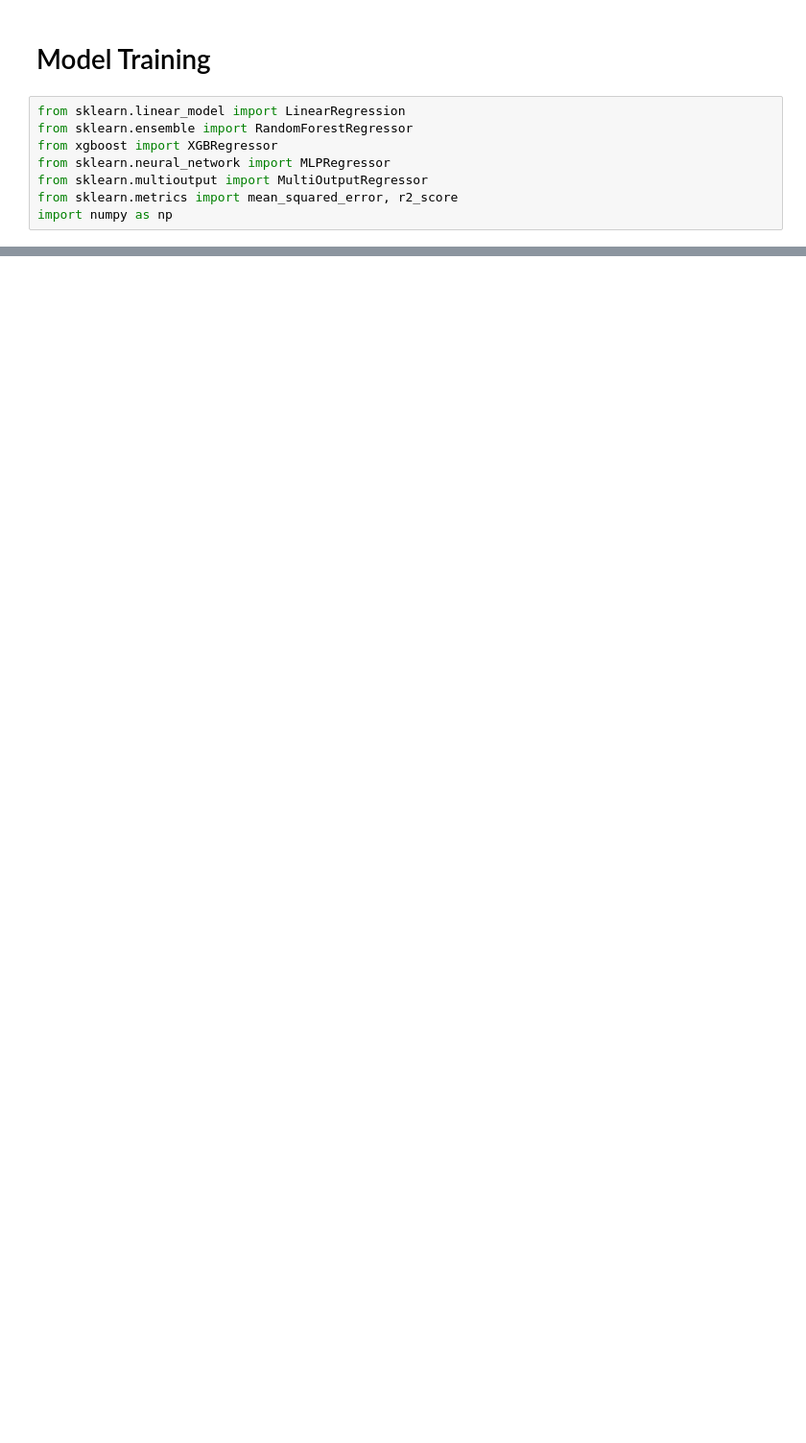
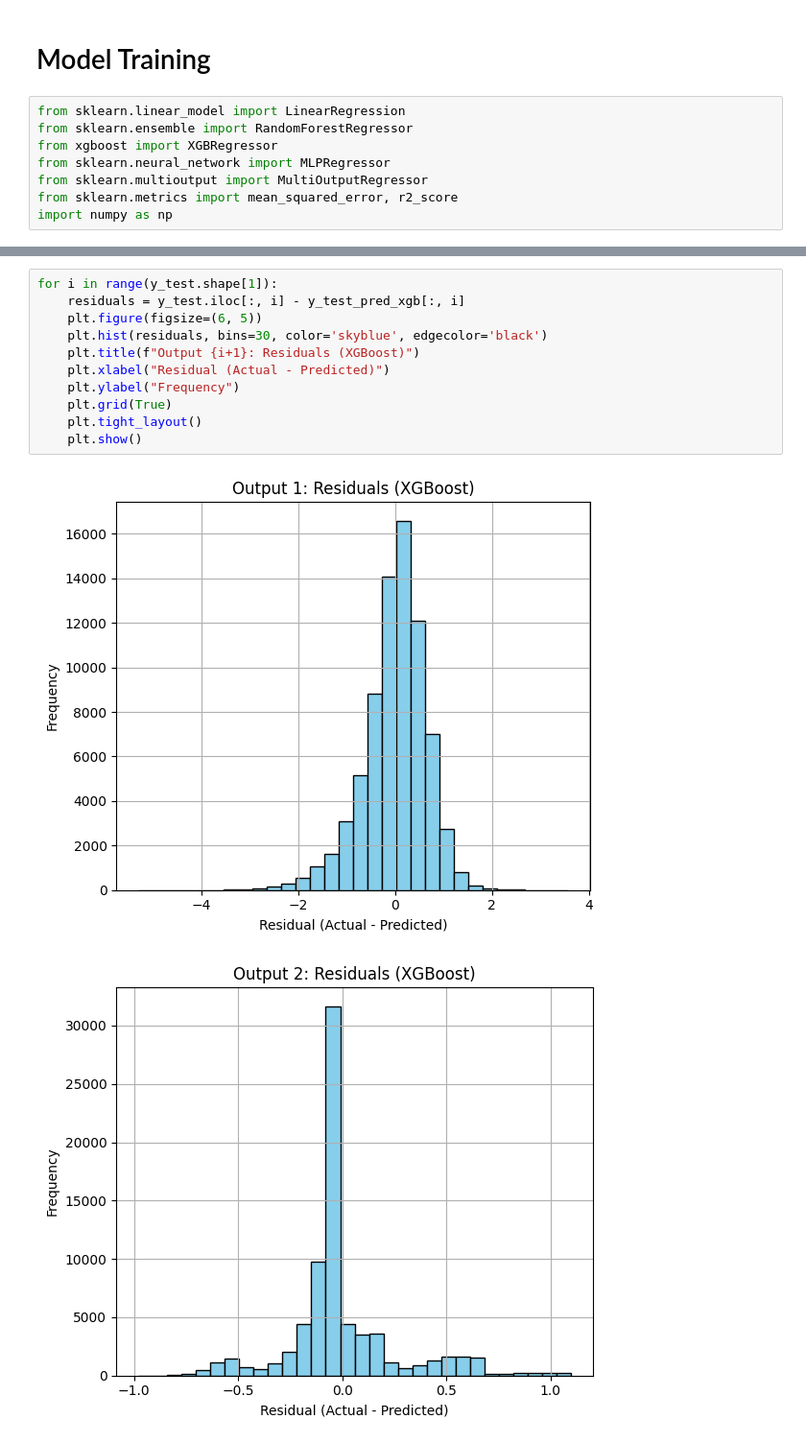
Before and after one commit to faseeh-quraishi/KaggleDatasetsEngagementPrediction-MetaKaggleHackathon, a Jupyter notebook: meta-kaggle-competition.ipynb, the cells around one changed output, grey strips where cells are left out. Shown at 96% size. Drawn from its saved outputs; the diff is of its cells as text; blank space fills up the shorter version.

```diff
--- a/meta-kaggle-competition.ipynb
+++ b/meta-kaggle-competition.ipynb
@@ -717,0 +848,14 @@ Output 3 - Test MSE: 0.0021, Test R²: 0.0000
+# %%
+for i in range(y_test.shape[1]):
+    residuals = y_test.iloc[:, i] - y_test_pred_xgb[:, i]
+    plt.figure(figsize=(6, 5))
+    plt.hist(residuals, bins=30, color='skyblue', edgecolor='black')
+    plt.title(f"Output {i+1}: Residuals (XGBoost)")
+    plt.xlabel("Residual (Actual - Predicted)")
+    plt.ylabel("Frequency")
+    plt.grid(True)
+    plt.tight_layout()
+    plt.show()
+# %% [output]
+[figure, added]
+[figure, added]
```
Also changed, not shown: parts of 24 cells of this notebook.
